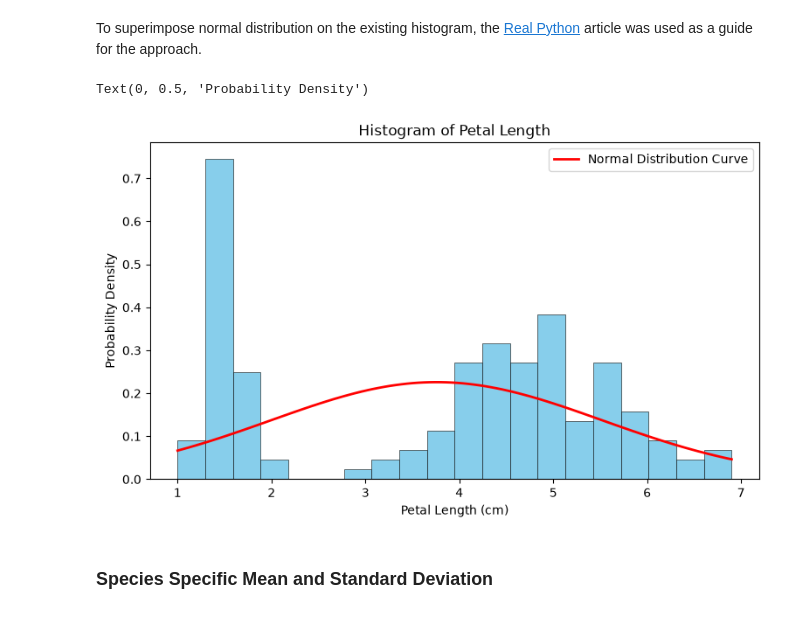
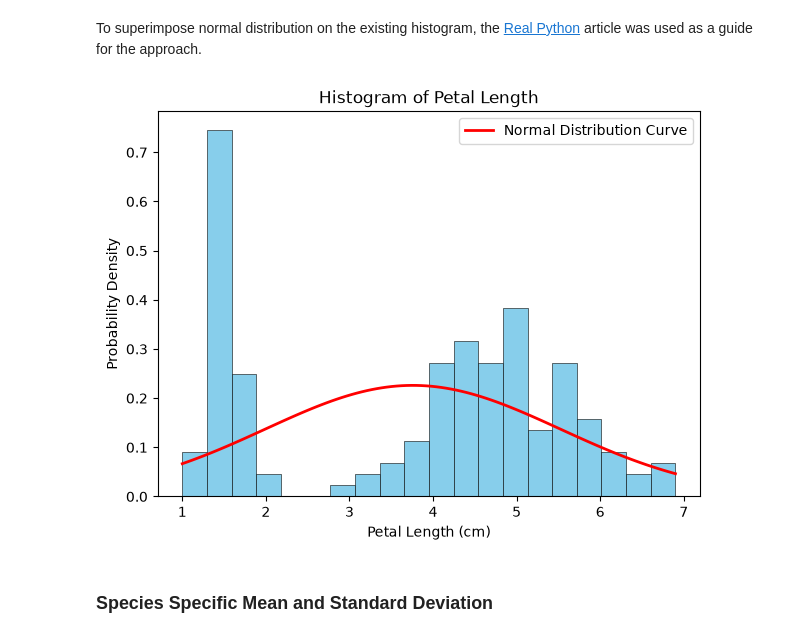
Before and after one commit to Oksyyy/applied-statistics, a Jupyter notebook: problems.ipynb, the cells around one changed output. Drawn from its saved outputs; the diff is of its cells as text; code cells hidden in the pictures.

Commit message:
Reorganised the structure. Added Scatter plots as part of Problem 2. Added/ enhanced commentary to improve overall narrative.

```diff
--- a/problems.ipynb
+++ b/problems.ipynb
@@ -75,34 +82,36 @@ Standard deviation of petal length: 1.7652982332594662
 To superimpose normal distribution on the existing histogram, the [Real Python](https://realpython.com/numpy-random-normal/#specify-the-mean-and-standard-deviation) article was used as a guide for the approach.
 # %%
 # Create figure for histogram
-plt.figure(figsize=(9, 5))
+plt.figure(figsize=(7, 5))
 
 # Petal length histogram
 plt.hist(petal_length, bins=20, density=True, color='skyblue', edgecolor='black', linewidth=0.4)
 
 # Generate x values for the normal distribution curve
 x = np.linspace(petal_length.min(), petal_length.max(), 100)
 
 # Generate y values for the normal distribution curve
 y = stats.norm.pdf(x, loc=mean, scale=st_dev)
 
 # Plot the normal distribution curve
 plt.plot(x, y, color='red', linewidth=2, label='Normal Distribution Curve')
 
 # Add title and labels
 plt.title('Histogram of Petal Length')
 
 # Add legend
 plt.legend()
 
 # Add x label
 plt.xlabel('Petal Length (cm)')
 
 # Add y label
 plt.ylabel('Probability Density')
+
+# Show the plot
+plt.show()
 # %% [output]
-Text(0, 0.5, 'Probability Density')
-[figure, old version]
+[figure, new version]
 # %% [markdown]
 ### Species Specific Mean and Standard Deviation
 # %% [markdown]
```
Also changed, not shown: parts of 24 cells of this notebook.
